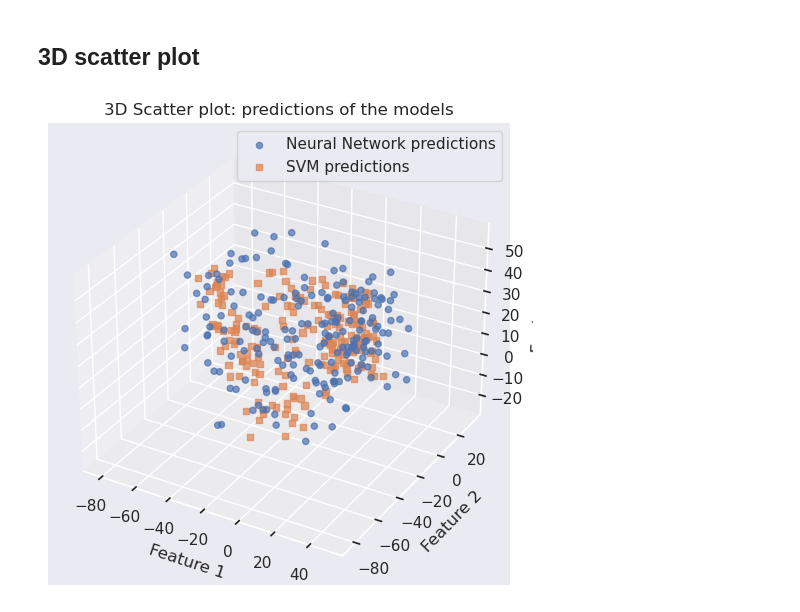
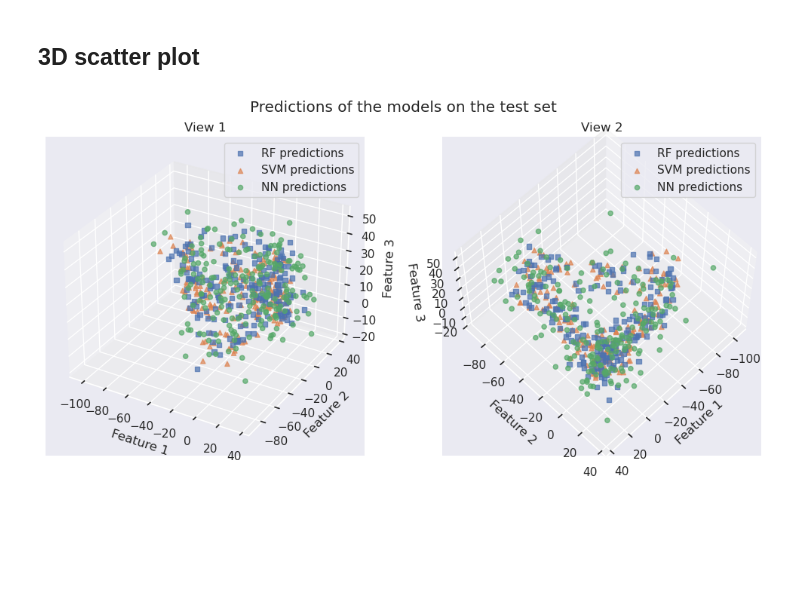
Before and after one commit to paolo-junior-mollica/machine-learning-project, a Jupyter notebook: src/cup2023/cool_plots.ipynb, the cells around one changed output. Saved outputs shown, nothing was run; the diff lists cells and outputs as text; code cells hidden in the pictures; blank space fills up the shorter version.

```diff
--- a/src/cup2023/cool_plots.ipynb
+++ b/src/cup2023/cool_plots.ipynb
@@ -167,23 +184,48 @@ plt.show()
 # %%
 # TODO: best fit surface, representing the available data
 # Of course, obtaining a best fit surface is a task in itself which deserves a lot of discussion
 # but we just want to show the data we have
 
 from mpl_toolkits.mplot3d import Axes3D
 
-fig = plt.figure(figsize=(12,6))
-ax = fig.add_subplot(111, projection='3d')
+fig = plt.figure(figsize=(10,5))
 
-ax.scatter(y_pred_nn[:,0], y_pred_nn[:,1], y_pred_nn[:,2], label='Neural Network predictions', marker='o', alpha=0.7)
-ax.scatter(y_pred_svm[:,0], y_pred_svm[:,1], y_pred_svm[:,2], label='SVM predictions', marker='s', alpha=0.7)
+#first subplot
+ax1 = fig.add_subplot(121, projection='3d')
 
-ax.set_xlabel('Feature 1')
-ax.set_ylabel('Feature 2')
-ax.set_zlabel('Feature 3')
+ax1.scatter(y_pred_rf[:,0], y_pred_rf[:,1], y_pred_rf[:,2], label='RF predictions', marker='s', alpha=0.7)
+ax1.scatter(y_pred_svm[:,0], y_pred_svm[:,1], y_pred_svm[:,2], label='SVM predictions', marker='^', alpha=0.7)
+ax1.scatter(y_pred_nn[:,0], y_pred_nn[:,1], y_pred_nn[:,2], label='NN predictions', marker='o', alpha=0.7)
 
-ax.set_title('3D Scatter plot: predictions of the models')
-ax.legend()
+ax1.set_xlabel('Feature 1')
+ax1.set_ylabel('Feature 2')
+ax1.set_zlabel('Feature 3')
 
+
+ax1.set_title('View 1')
+ax1.legend()
+
+#second subplot: another view of the same plot
+ax2 = fig.add_subplot(122, projection='3d')
+
+ax2.scatter(y_pred_rf[:,0], y_pred_rf[:,1], y_pred_rf[:,2], label='RF predictions', marker='s', alpha=0.7)
+ax2.scatter(y_pred_svm[:,0], y_pred_svm[:,1], y_pred_svm[:,2], label='SVM predictions', marker='^', alpha=0.7)
+ax2.scatter(y_pred_nn[:,0], y_pred_nn[:,1], y_pred_nn[:,2], label='NN predictions', marker='o', alpha=0.7)
+
+ax2.set_xlabel('Feature 1')
+ax2.set_ylabel('Feature 2')
+ax2.set_zlabel('Feature 3')
+
+ax2.view_init(elev=60, azim=45)
+
+ax2.set_title('View 2')
+ax2.legend()
+
+plt.suptitle('Predictions of the models on the test set')
+plt.tight_layout()
+plt.subplots_adjust(wspace=0.2)
+
+save_plot(plt, IMAGES_DIR, '3d_scatterplot')
 plt.show()
 # %% [output]
-[figure, old version]
+[figure, new version]
```
Also changed, not shown: parts of 5 cells of this notebook.
